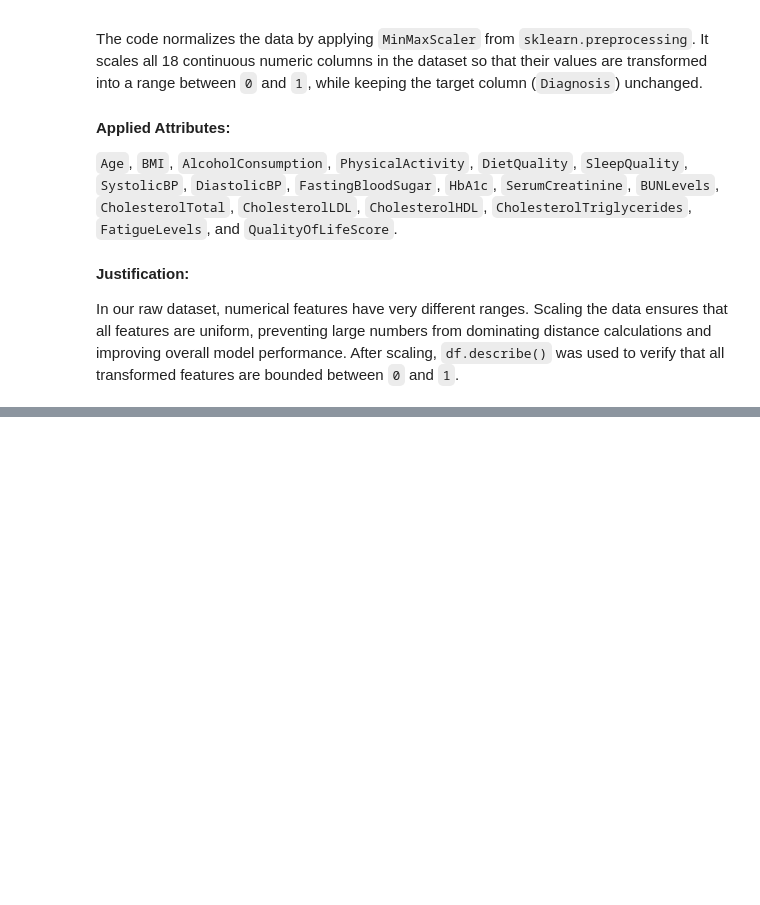
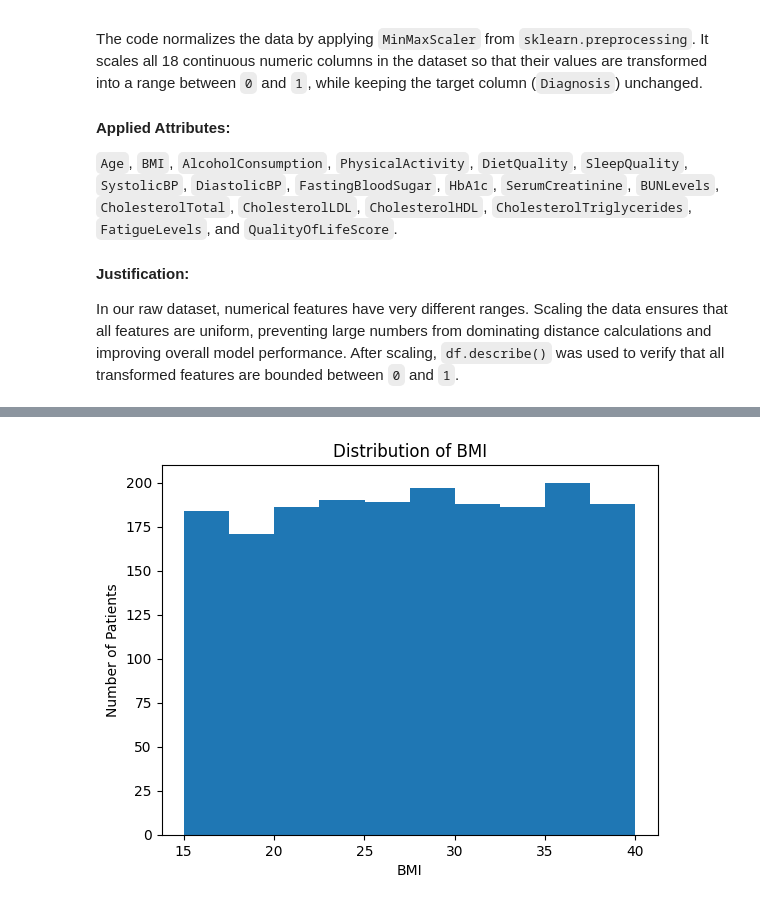
Before and after one commit to reemajedz99/IT326-Diabetes, a Jupyter notebook: Reports/Phase2.ipynb, the cells around one changed output, grey strips where cells are left out. Cells and saved outputs as stored; diff of their text form; code cells hidden in the pictures; blank space fills up the shorter version.

```diff
--- a/Reports/Phase2.ipynb
+++ b/Reports/Phase2.ipynb
@@ -168,0 +191,8 @@ Normalized Dataset Sample
+# %%
+import pandas as pd
+
+url = "https://raw.githubusercontent.com/reemajedz99/IT326-Diabetes/refs/heads/main/Dataset/Raw_dataset.csv"
+
+df = pd.read_csv(url)
+
+df.head()
@@ -168,0 +207,10 @@ Normalized Dataset Sample
+# %%
+import matplotlib.pyplot as plt
+
+plt.hist(df["BMI"], bins=10)
+plt.xlabel("BMI")
+plt.ylabel("Number of Patients")
+plt.title("Distribution of BMI")
+plt.show()
+# %% [output]
+[figure, added]
```
Also changed, not shown: parts of 3 cells of this notebook.
